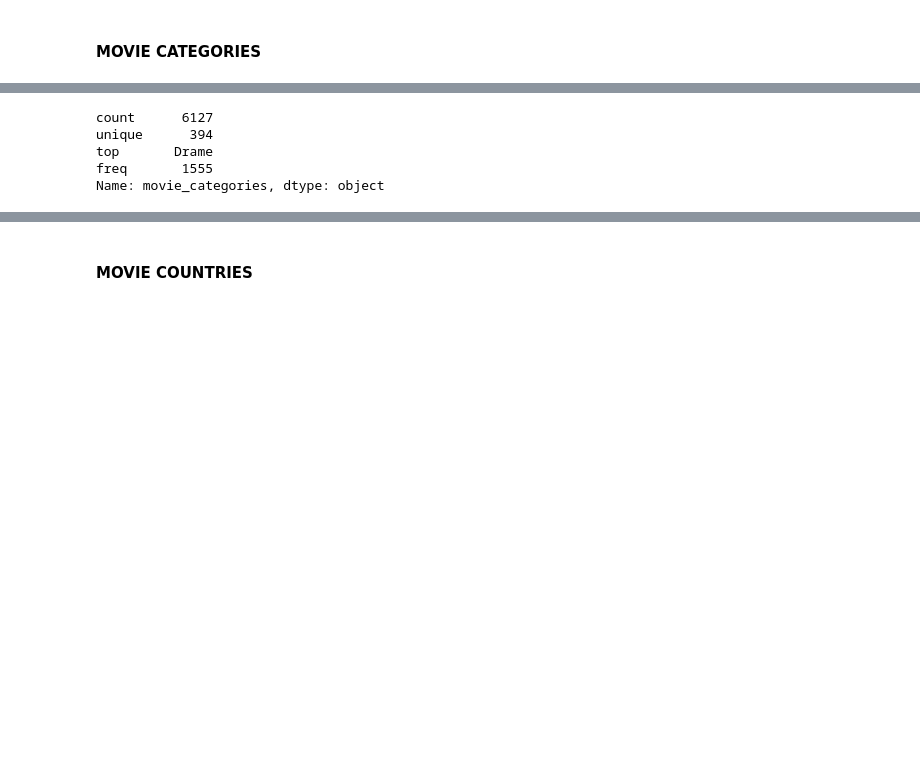
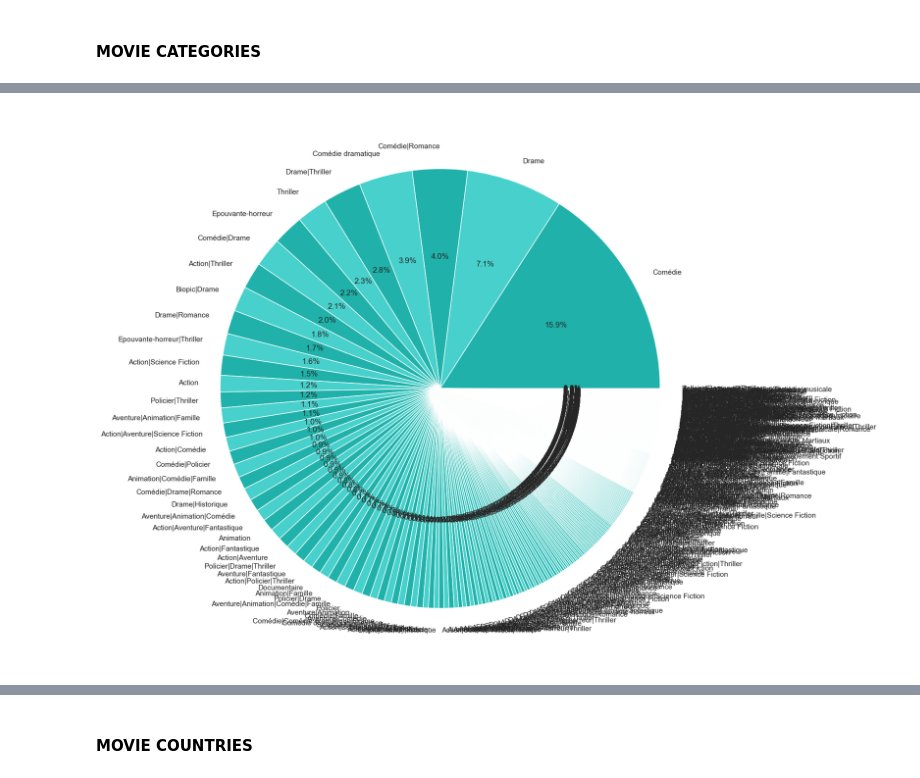
Before and after one commit to t7bo/BOX, a Jupyter notebook: eda/EDA.ipynb, the cells around one changed output, grey strips where cells are left out. Cells and saved outputs as stored; diff of their text form; code cells hidden in the pictures; blank space fills up the shorter version.

```diff
--- a/eda/EDA.ipynb
+++ b/eda/EDA.ipynb
@@ -322,10 +295,13 @@ freq          633
 Name: genres, dtype: object
-# %%
-merge.movie_categories.describe()
-# %% [output]
-count      6127
-unique      394
-top       Drame
-freq       1555
-Name: movie_categories, dtype: object
+# %%
+categ = dataframe.genres.value_counts()
+categories = dict(categ)
+colors = ["lightseagreen",  "mediumturquoise"]
+labels = [key for key,value in categories.items()]
+values = [value for key,value in categories.items()]
+plt.figure(figsize=(15, 15))
+plt.pie(values, colors=colors, labels=labels, autopct='%1.1f%%')
+plt.show()
+# %% [output]
+[figure, added]
 # %%
```
Also changed, not shown: parts of 80 cells of this notebook, 1 other file.
